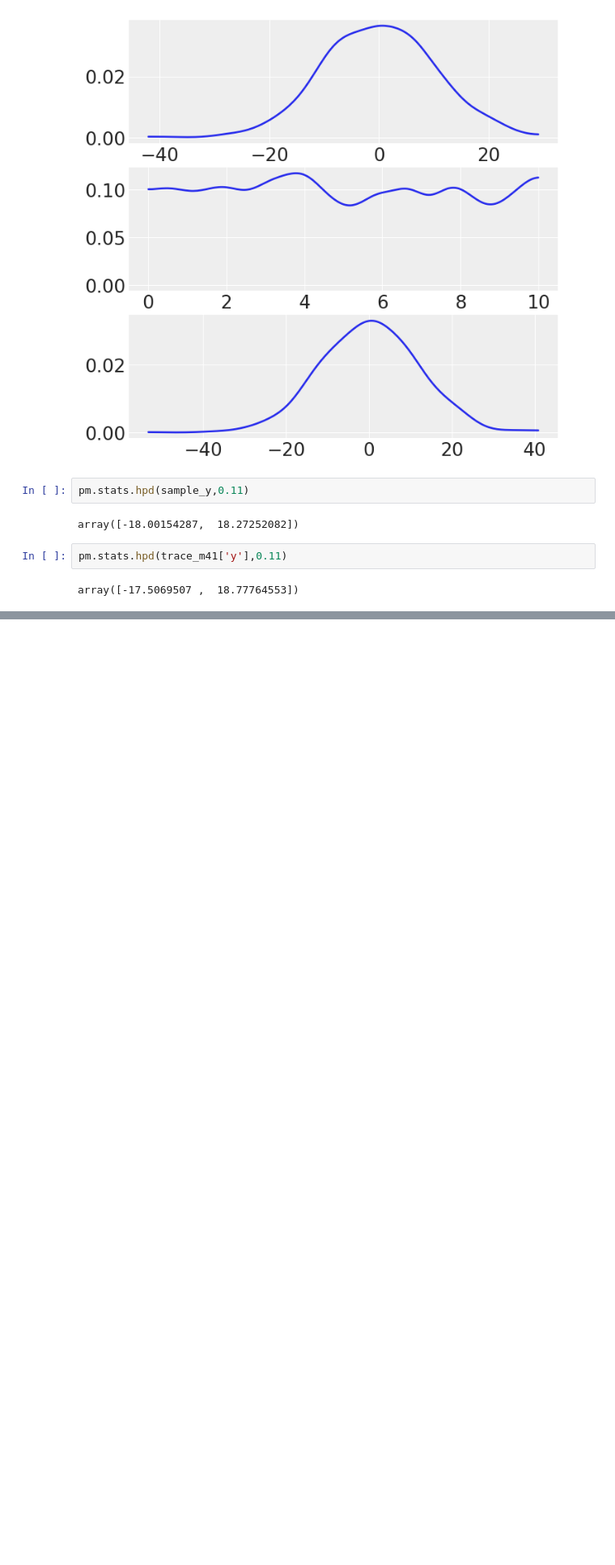
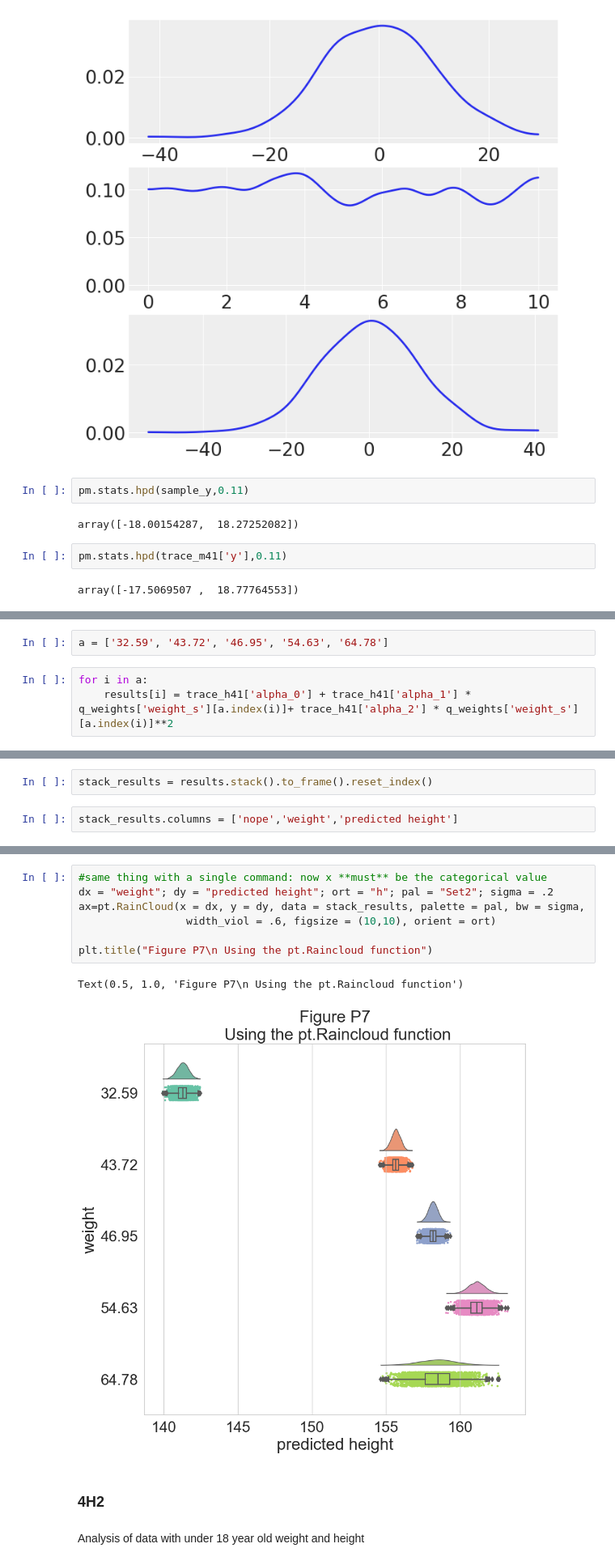
Before and after one commit to Voda88/Statistical-Rethinking, a Jupyter notebook: Chapter 4 Exercises.ipynb, the cells around one changed output, grey strips where cells are left out. Shown at 81% size. Drawn from its saved outputs; the diff is of its cells as text; blank space fills up the shorter version.

```diff
--- a/Chapter 4 Exercises.ipynb
+++ b/Chapter 4 Exercises.ipynb
@@ -114,0 +213,5 @@ $ \beta $ is always positive $ \rightarrow $ change to lognormal distribution: $
+# %%
+a = ['32.59', '43.72', '46.95', '54.63', '64.78']
+# %%
+for i in a:
+    results[i] = trace_h41['alpha_0'] + trace_h41['alpha_1'] * q_weights['weight_s'][a.index(i)]+ trace_h41['alpha_2'] * q_weights['weight_s'][a.index(i)]**2
@@ -114,0 +274,4 @@ $ \beta $ is always positive $ \rightarrow $ change to lognormal distribution: $
+# %%
+stack_results = results.stack().to_frame().reset_index()
+# %%
+stack_results.columns = ['nope','weight','predicted height']
@@ -114,0 +287,14 @@ $ \beta $ is always positive $ \rightarrow $ change to lognormal distribution: $
+# %%
+#same thing with a single command: now x **must** be the categorical value
+dx = "weight"; dy = "predicted height"; ort = "h"; pal = "Set2"; sigma = .2
+ax=pt.RainCloud(x = dx, y = dy, data = stack_results, palette = pal, bw = sigma,
+                 width_viol = .6, figsize = (10,10), orient = ort)
+
+plt.title("Figure P7\n Using the pt.Raincloud function")
+# %% [output]
+Text(0.5, 1.0, 'Figure P7\n Using the pt.Raincloud function')
+[figure, added]
+# %% [markdown]
+### 4H2
+# %% [markdown]
+Analysis of data with under 18 year old weight and height
```
Also changed, not shown: parts of 61 cells of this notebook.
